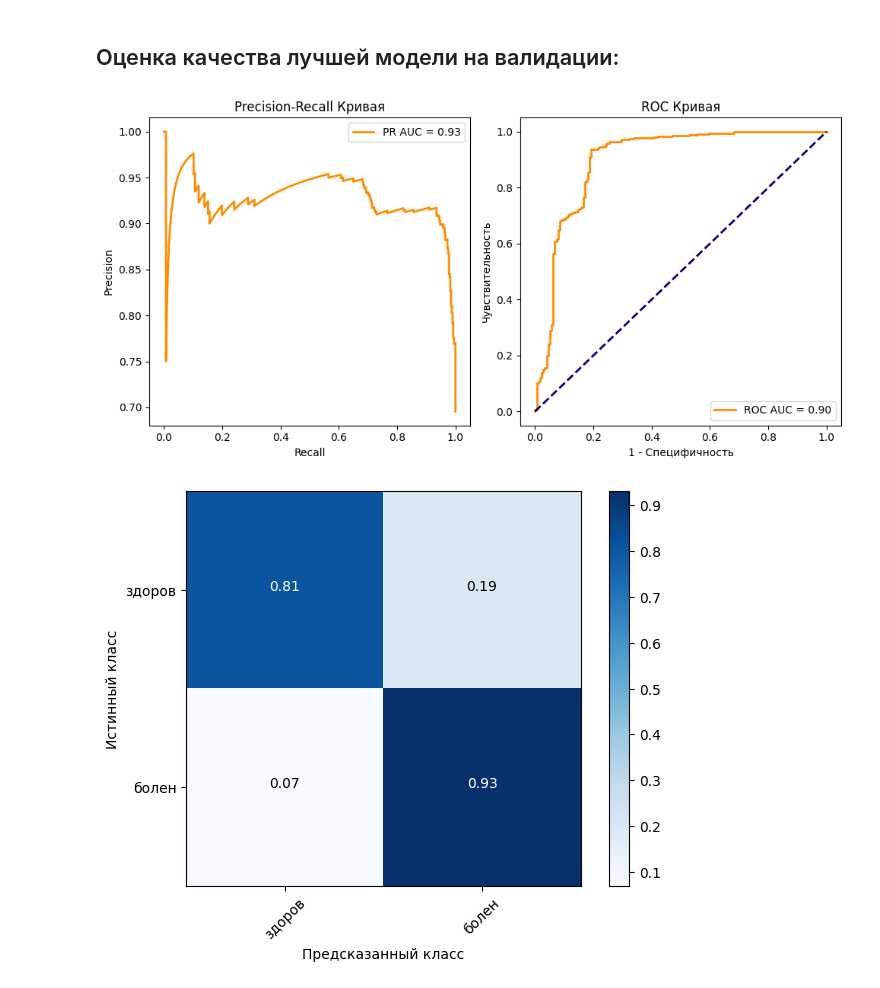
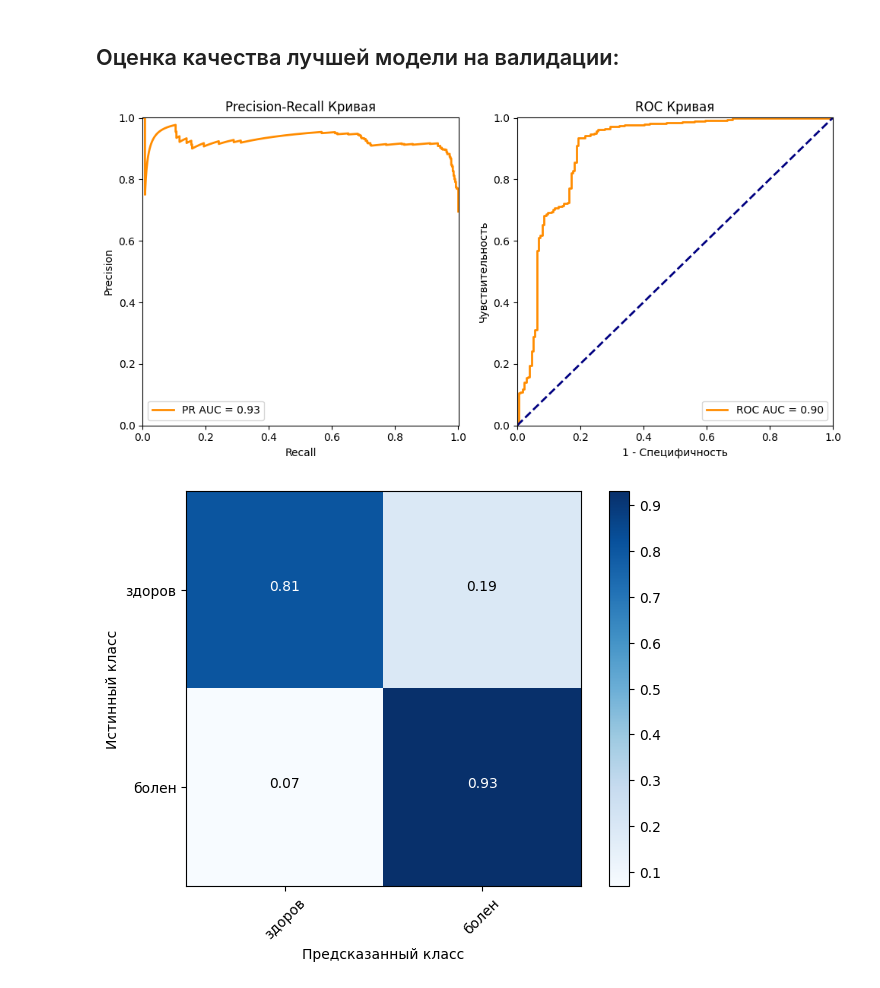
Before and after one commit to Koldim2001/ML_DL_research_VECG, a Jupyter notebook: DL_pointcloud/classifier_pointnet_train.ipynb, the cells around one changed output. Drawn from its saved outputs; the diff is of its cells as text; code cells hidden in the pictures.

Commit message:
pr curve

```diff
--- a/DL_pointcloud/classifier_pointnet_train.ipynb
+++ b/DL_pointcloud/classifier_pointnet_train.ipynb
@@ -611,35 +611,38 @@ precision, recall, _ = precision_recall_curve(y_true, y_probs)
 auc_pr = auc(recall, precision)
 
 # Расчет ROC-кривой и AUC-ROC
 fpr, tpr, _ = roc_curve(y_true, y_probs)
 auc_roc = auc(fpr, tpr)
 
 # Рассчет чувствительности (True Positive Rate) и специфичности (True Negative Rate)
 sensitivity = tpr
 specificity = 1 - fpr
 
 # Построение PR-кривой
 plt.figure(figsize=(10, 5))
 plt.subplot(1, 2, 1)
 plt.plot(recall, precision, color='darkorange', lw=2, label=f'PR AUC = {auc_pr:.2f}')
 plt.xlabel('Recall')
 plt.ylabel('Precision')
+plt.xlim([0,1.0005])
+plt.ylim([0,1.0005])
 plt.title('Precision-Recall Кривая')
 plt.legend(loc='best')
 
 # Построение ROC-кривой
 plt.subplot(1, 2, 2)
 plt.plot(1- specificity, sensitivity, color='darkorange', lw=2, label=f'ROC AUC = {auc_roc:.2f}')
 plt.plot([0, 1], [0, 1], color='navy', lw=2, linestyle='--')
 plt.xlabel('1 - Специфичность')
 plt.ylabel('Чувствительность')
 plt.title('ROC Кривая')
 plt.legend(loc='best')
-
+plt.xlim([0,1.0005])
+plt.ylim([0,1.0005])
 plt.tight_layout()
 plt.show()
 # %% [output]
-[figure, old version]
+[figure, new version]
 # %%
 import itertools
 import numpy as np
```
